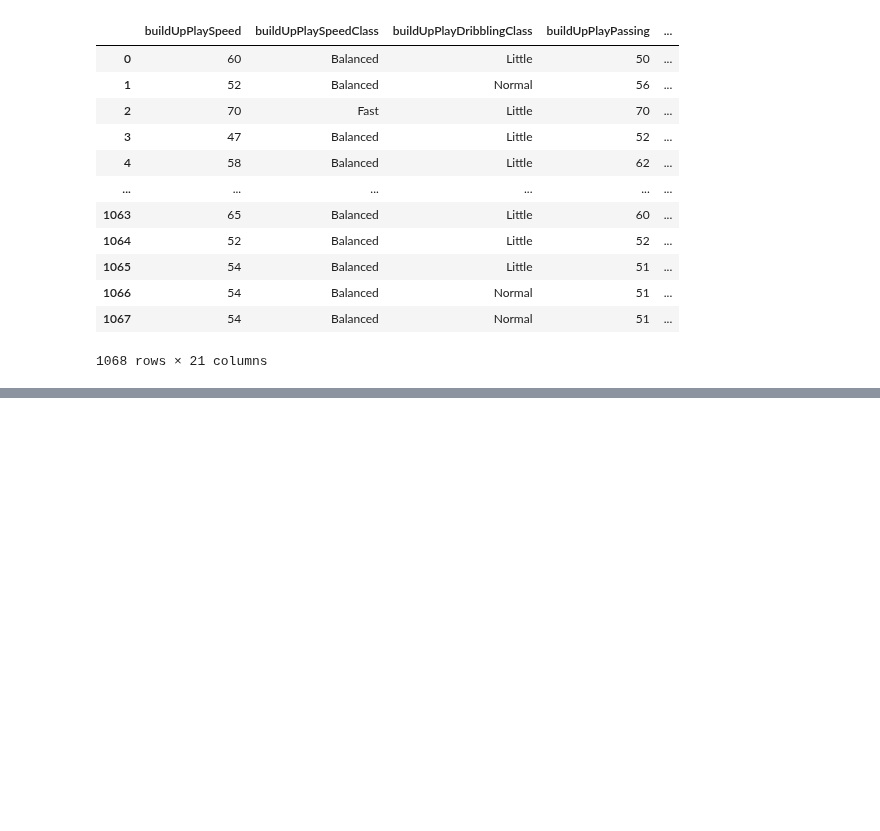
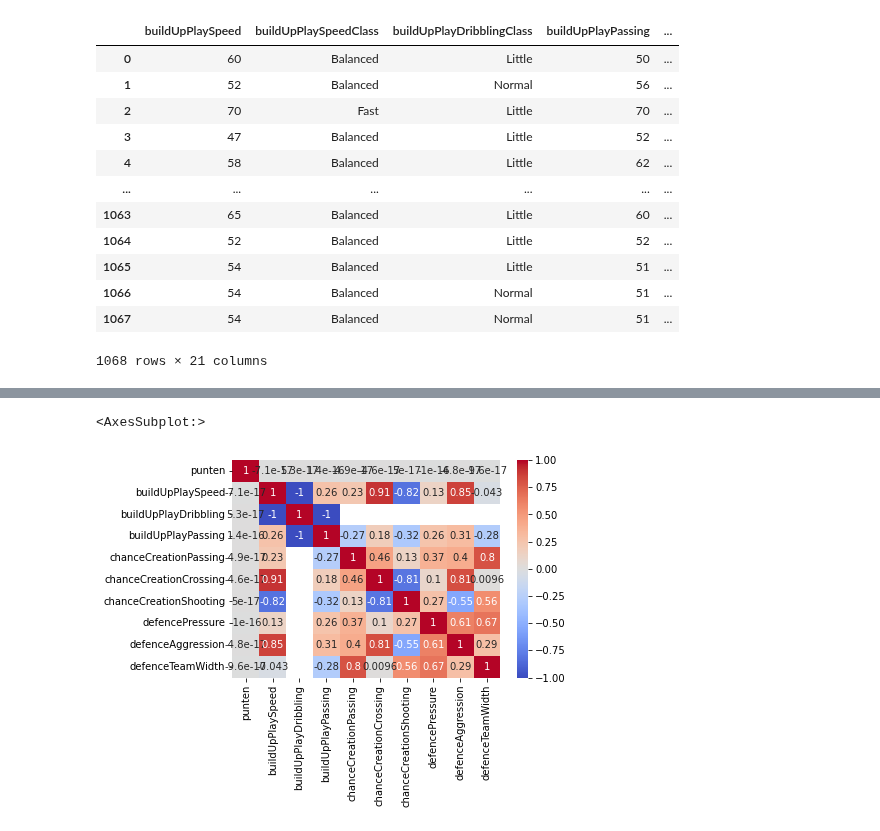
Before and after one commit to BJHeemskerk/DataLab2_2023, a Jupyter notebook: DataLab2_Groep_3B.ipynb, the cells around one changed output, grey strips where cells are left out. Cells and saved outputs as stored; diff of their text form; code cells hidden in the pictures; blank space fills up the shorter version.

```diff
--- a/DataLab2_Groep_3B.ipynb
+++ b/DataLab2_Groep_3B.ipynb
@@ -704,3 +714,11 @@ team_attributes_points
 | 1066 | 54 | Balanced | Normal | 51 | ... |
 | 1067 | 54 | Balanced | Normal | 51 | ... |
 1068 rows × 21 columns
+# %%
+seizoen_0 = statistiek('Heracles Almelo', '2008/2009')
+seizoen_1 = statistiek('Heracles Almelo', '2009/2010')
+seizoen_2 = statistiek('Heracles Almelo', '2010/2011')
+seizoen_3 = statistiek('Heracles Almelo', '2011/2012')
+seizoen_4 = statistiek('Heracles Almelo', '2012/2013')
+seizoen_5 = statistiek('Heracles Almelo', '2014/2015')
+seizoen_6 = statistiek('Heracles Almelo', '2015/2016')
@@ -706,0 +730,5 @@ team_attributes_points
+# %%
+Alle_seizoenen = pd.concat([seizoen_0, seizoen_1, seizoen_2, seizoen_3, seizoen_4, seizoen_5, seizoen_6])
+# %%
+Alle_seizoenen['team_api_id'] = 9791
+display(Alle_seizoenen)
@@ -706,0 +744,3 @@ team_attributes_points
+# %%
+Heracles = team_attributes[team_attributes['team_api_id'] == 9791]
+Heracles
@@ -706,0 +755,25 @@ team_attributes_points
+# %%
+# Merge the two dataframes on 'team_api_id'
+merged_df = pd.merge(Alle_seizoenen, Heracles, on= 'team_api_id')
+
+# Filter the relevant columns
+cols = ['seizoen', 'date', 'punten', 'buildUpPlaySpeed', 'buildUpPlaySpeedClass',
+        'buildUpPlayDribbling', 'buildUpPlayDribblingClass', 'buildUpPlayPassing',
+        'buildUpPlayPassingClass', 'buildUpPlayPositioningClass', 'chanceCreationPassing',
+        'chanceCreationPassingClass', 'chanceCreationCrossing', 'chanceCreationCrossingClass',
+        'chanceCreationShooting', 'chanceCreationShootingClass', 'chanceCreationPositioningClass',
+        'defencePressure', 'defencePressureClass', 'defenceAggression', 'defenceAggressionClass',
+        'defenceTeamWidth', 'defenceTeamWidthClass', 'defenceDefenderLineClass']
+merged_df = merged_df[cols]
+
+# Group the data by 'seizoen' from df1 and 'date' from df2
+grouped_df = merged_df.groupby(['seizoen', 'date']).mean()
+
+# Compute the correlation matrix for the relevant columns
+corr = grouped_df.corr()
+
+# Plot the correlation matrix using seaborn's heatmap function
+sns.heatmap(corr, cmap='coolwarm', annot=True)
+# %% [output]
+<AxesSubplot:>
+[figure, added]
```
Also changed, not shown: parts of 17 cells of this notebook.
